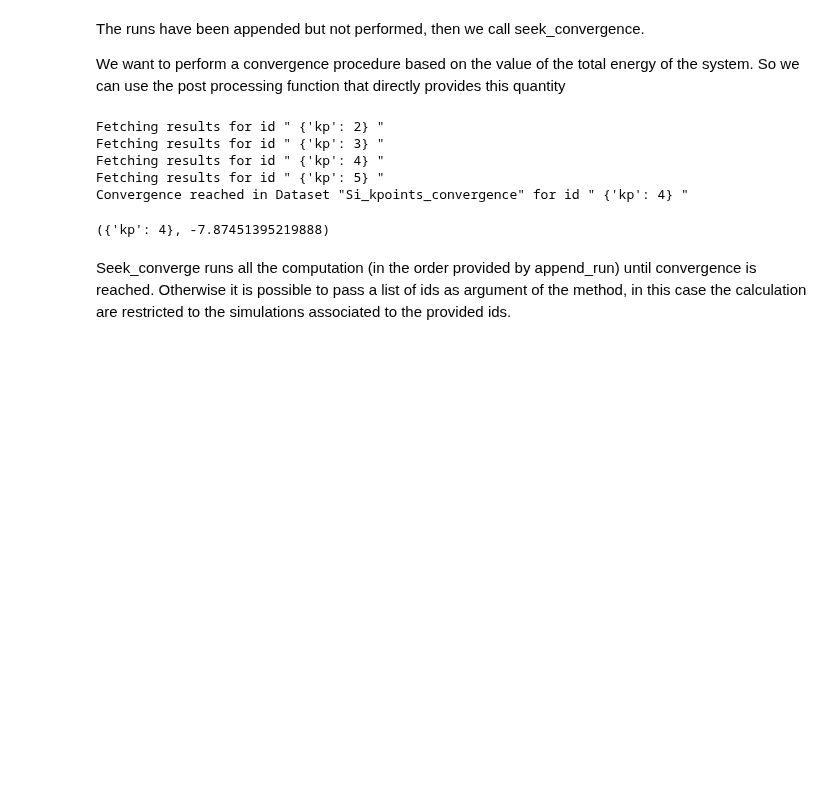
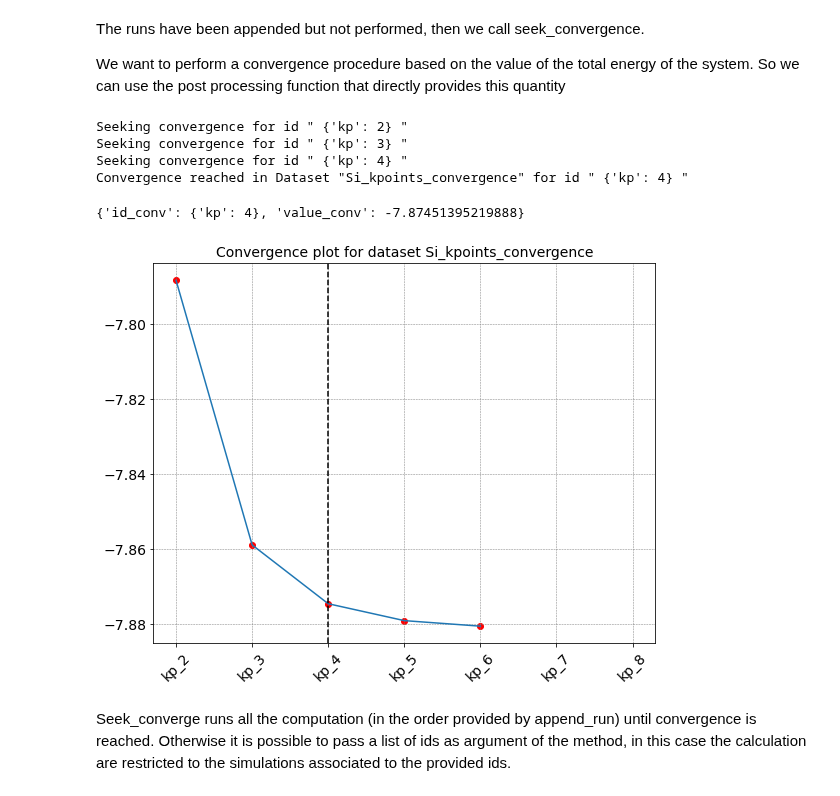
Before and after one commit to marcodalessandro76/MPPI, a Jupyter notebook: sphinx_source/tutorials/Tutorial_Datasets.ipynb, the cells around one changed output. Saved outputs shown, nothing was run; the diff lists cells and outputs as text; code cells hidden in the pictures; blank space fills up the shorter version.

Commit message:
update of the seek_convergence method

```diff
--- a/sphinx_source/tutorials/Tutorial_Datasets.ipynb
+++ b/sphinx_source/tutorials/Tutorial_Datasets.ipynb
@@ -408,14 +405,14 @@ So we can use the post processing function that directly provides this quantity
 # %%
 gs_kpoint.set_postprocessing_function(P.QE_get_energy)
 # %%
-gs_kpoint.seek_convergence(rtol=0.001)
+gs_kpoint.seek_convergence(rtol=0.001,convergence_level=2)
 # %% [output]
-Fetching results for id " {'kp': 2} "
-Fetching results for id " {'kp': 3} "
-Fetching results for id " {'kp': 4} "
-Fetching results for id " {'kp': 5} "
+Seeking convergence for id " {'kp': 2} "
+Seeking convergence for id " {'kp': 3} "
+Seeking convergence for id " {'kp': 4} "
 Convergence reached in Dataset "Si_kpoints_convergence" for id " {'kp': 4} "
-({'kp': 4}, -7.87451395219888)
+{'id_conv': {'kp': 4}, 'value_conv': -7.87451395219888}
+[figure, added]
 # %% [markdown]
 Seek_converge runs all the computation (in the order provided by append_run) until convergence is reached.
 Otherwise it is possible to pass a list of ids as argument of the method, in this case the calculation are restricted
```
Also changed, not shown: parts of 21 cells of this notebook, 7 other files.
